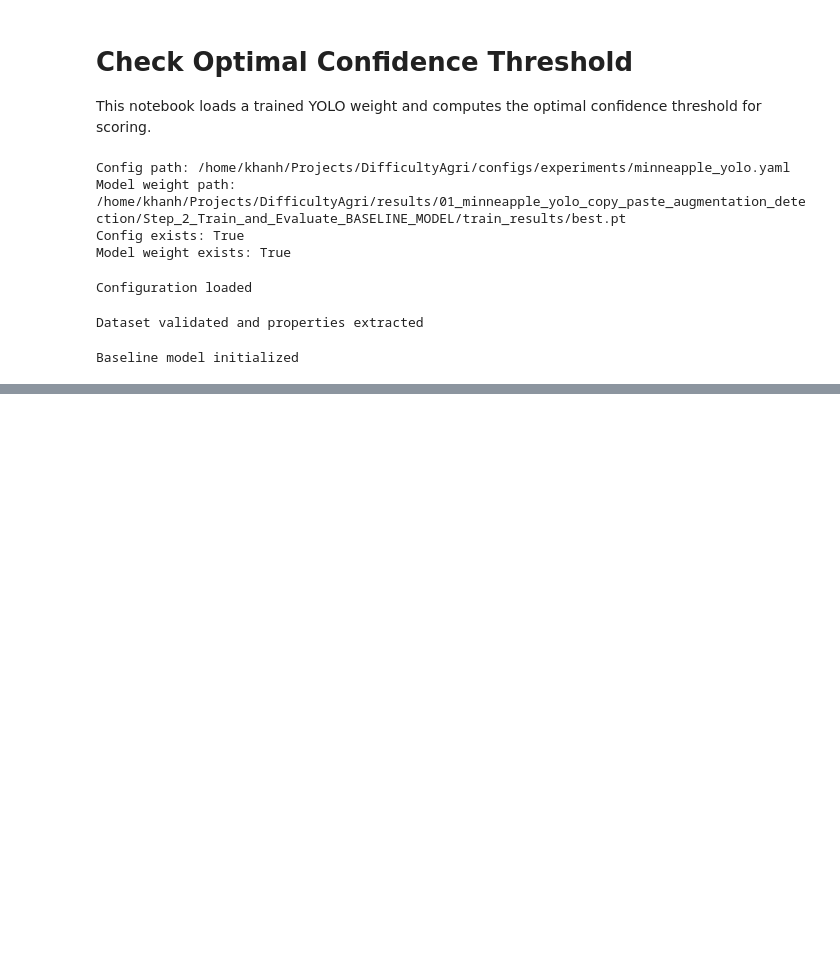
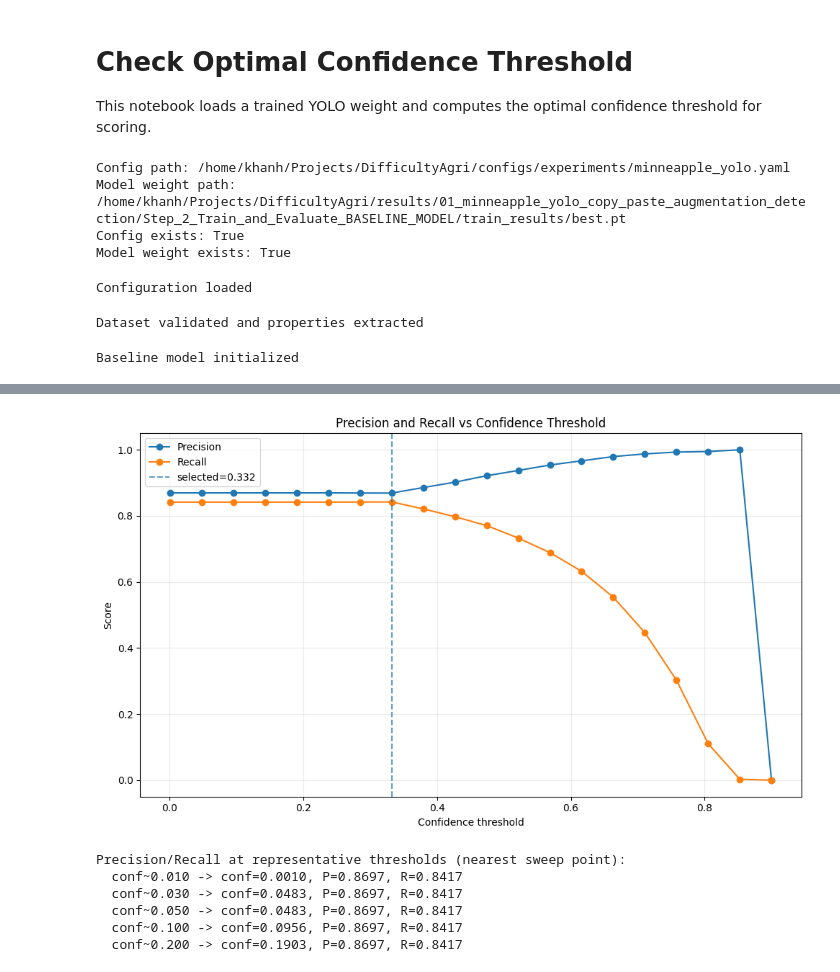
Before and after one commit to khanhtran2001/DifficultAgriculture, a Jupyter notebook: notebooks/check_optimal_confidence_threshold.ipynb, the cells around one changed output, grey strips where cells are left out. Saved outputs shown, nothing was run; the diff lists cells and outputs as text; code cells hidden in the pictures; blank space fills up the shorter version.

```diff
--- a/notebooks/check_optimal_confidence_threshold.ipynb
+++ b/notebooks/check_optimal_confidence_threshold.ipynb
@@ -61,9 +61,6 @@ print("Finding optimal confidence threshold...")
 optimal_conf_threshold = baseline_model.get_optimal_conf_threshold_for_scoring(
     dataset_properties=initial_dataset_properties,
     model_weight=str(MODEL_WEIGHT_PATH),
-    conf_min=0.001,
-    conf_max=0.9,
-    num_points=20,
 )
 
 print(f"Optimal confidence threshold: {optimal_conf_threshold}")
@@ -213,0 +187,38 @@ val: Scanning /home/khanh/Projects/DifficultyAgri/datasets/minneapple/yolo_forma
+# %%
+# Cell 11: plot precision and recall vs confidence threshold
+import numpy as np
+import matplotlib.pyplot as plt
+
+if "rows" not in globals() or len(rows) == 0:
+    raise RuntimeError("Run Cell 9 first to compute sweep results.")
+
+conf_arr = np.array([r["conf"] for r in rows], dtype=float)
+precision_arr = np.array([r["precision"] for r in rows], dtype=float)
+recall_arr = np.array([r["recall"] for r in rows], dtype=float)
+
+plt.figure(figsize=(10, 6))
+plt.plot(conf_arr, precision_arr, marker="o", label="Precision")
+plt.plot(conf_arr, recall_arr, marker="o", label="Recall")
+plt.axvline(optimal_conf_threshold, linestyle="--", alpha=0.7, label=f"selected={optimal_conf_threshold:.3f}")
+plt.xlabel("Confidence threshold")
+plt.ylabel("Score")
+plt.title("Precision and Recall vs Confidence Threshold")
+plt.grid(alpha=0.25)
+plt.legend()
+plt.tight_layout()
+plt.show()
+
+# Print values at a few representative thresholds (nearest points from sweep)
+sample_thresholds = [0.01, 0.03, 0.05, 0.10, 0.20]
+print("Precision/Recall at representative thresholds (nearest sweep point):")
+for t in sample_thresholds:
+    idx = int(np.argmin(np.abs(conf_arr - t)))
+    print(f"  conf~{t:.3f} -> conf={conf_arr[idx]:.4f}, P={precision_arr[idx]:.4f}, R={recall_arr[idx]:.4f}")
+# %% [output]
+[figure, added]
+Precision/Recall at representative thresholds (nearest sweep point):
+  conf~0.010 -> conf=0.0010, P=0.8697, R=0.8417
+  conf~0.030 -> conf=0.0483, P=0.8697, R=0.8417
+  conf~0.050 -> conf=0.0483, P=0.8697, R=0.8417
+  conf~0.100 -> conf=0.0956, P=0.8697, R=0.8417
+  conf~0.200 -> conf=0.1903, P=0.8697, R=0.8417
```
Also changed, not shown: parts of 4 cells of this notebook, 23 other files.
